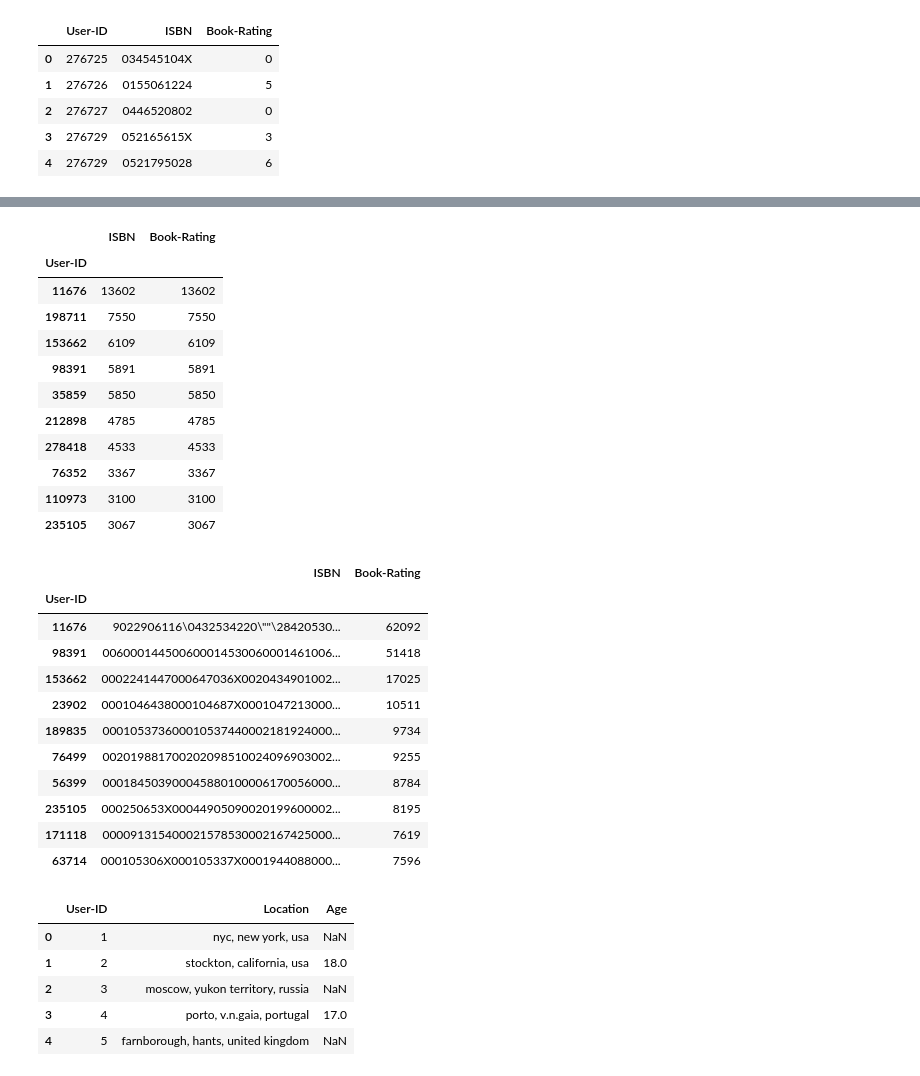
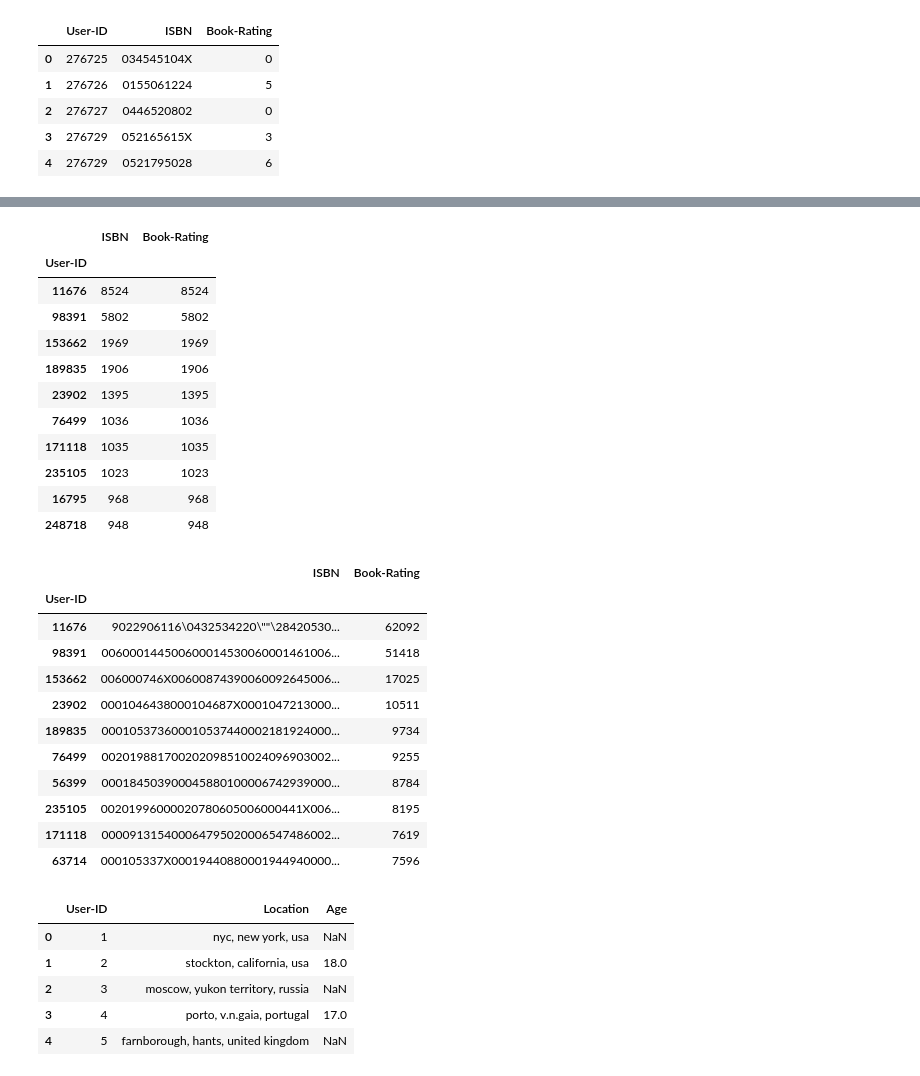
Before and after one commit to Yashas-153/Personalized_Book_Recommendation_System, a Jupyter notebook: Notebooks/bookrecom-ipynb.ipynb, the cells around one changed output, grey strips where cells are left out. Saved outputs shown, nothing was run; the diff lists cells and outputs as text; code cells hidden in the pictures.

```diff
--- a/Notebooks/bookrecom-ipynb.ipynb
+++ b/Notebooks/bookrecom-ipynb.ipynb
@@ -4,9 +4,9 @@ import numpy as np
 import warnings
 warnings.filterwarnings("ignore")
 # %%
-books = pd.read_csv("Books.csv")
-ratings = pd.read_csv("Ratings.csv")
-users = pd.read_csv("Users.csv")
+books = pd.read_csv("../Datasets/Books.csv")
+ratings = pd.read_csv("../Datasets/Ratings.csv")
+users = pd.read_csv("../Datasets/Users.csv")
 # %%
 books = books.set_axis(["ISBN","Title","Author","Year","Publisher","Image_URL_S","Image_URL_M","Image_URL_L"], axis = "columns")
 books.head()
@@ -123,18 +116,19 @@ Name: count, dtype: int64
 # %%
+ratings = ratings[ratings["Book-Rating"] != 0]
 ratings.groupby(by = "User-ID").count().sort_values(by = "ISBN", ascending = False).head(10)
 # %% [output]
 |  | ISBN | Book-Rating |
 | User-ID |  |  |
-| 11676 | 13602 | 13602 |
-| 198711 | 7550 | 7550 |
-| 153662 | 6109 | 6109 |
-| 98391 | 5891 | 5891 |
-| 35859 | 5850 | 5850 |
-| 212898 | 4785 | 4785 |
-| 278418 | 4533 | 4533 |
-| 76352 | 3367 | 3367 |
-| 110973 | 3100 | 3100 |
-| 235105 | 3067 | 3067 |
+| 11676 | 8524 | 8524 |
+| 98391 | 5802 | 5802 |
+| 153662 | 1969 | 1969 |
+| 189835 | 1906 | 1906 |
+| 23902 | 1395 | 1395 |
+| 76499 | 1036 | 1036 |
+| 171118 | 1035 | 1035 |
+| 235105 | 1023 | 1023 |
+| 16795 | 968 | 968 |
+| 248718 | 948 | 948 |
 # %%
 ratings.groupby(by = "User-ID").sum().sort_values(by = "Book-Rating", ascending = False).head(10)
 # %% [output]
@@ -142,14 +136,14 @@ ratings.groupby(by = "User-ID").sum().sort_values(by = "Book-Rating", ascending
 | User-ID |  |  |
 | 11676 | 9022906116\0432534220\""\28420530... | 62092 |
 | 98391 | 006000144500600014530060001461006... | 51418 |
-| 153662 | 0002241447000647036X0020434901002... | 17025 |
+| 153662 | 006000746X00600874390060092645006... | 17025 |
 | 23902 | 0001046438000104687X0001047213000... | 10511 |
 | 189835 | 000105373600010537440002181924000... | 9734 |
 | 76499 | 002019881700202098510024096903002... | 9255 |
-| 56399 | 000184503900045880100006170056000... | 8784 |
-| 235105 | 000250653X00044905090020199600002... | 8195 |
-| 171118 | 000091315400021578530002167425000... | 7619 |
-| 63714 | 000105306X000105337X0001944088000... | 7596 |
+| 56399 | 000184503900045880100006742939000... | 8784 |
+| 235105 | 00201996000020780605006000441X006... | 8195 |
+| 171118 | 000091315400064795020006547486002... | 7619 |
+| 63714 | 000105337X00019440880001944940000... | 7596 |
 # %%
 users.head()
 # %% [output]
```
Also changed, not shown: parts of 64 cells of this notebook, 5 other files.
